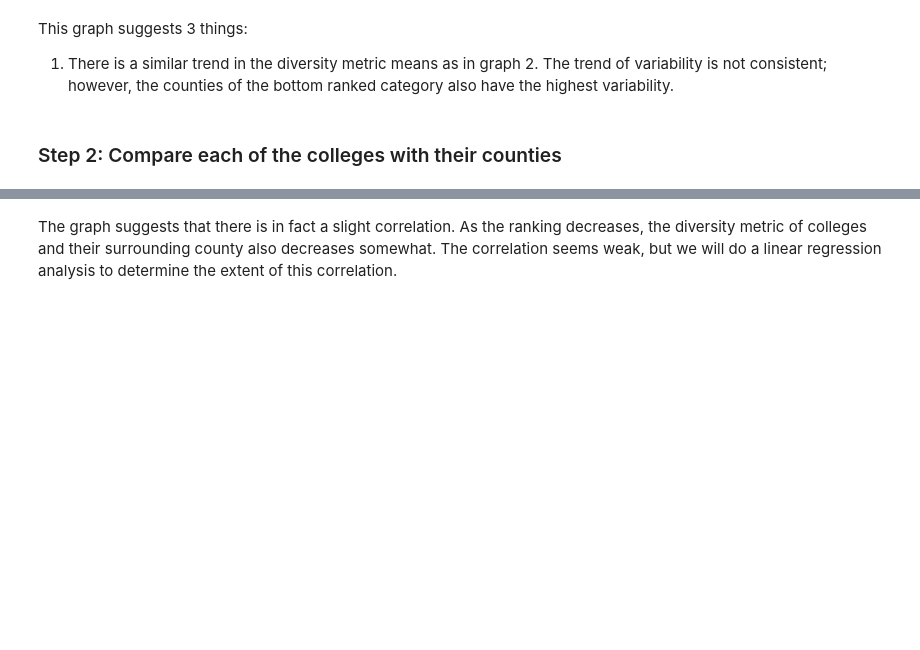
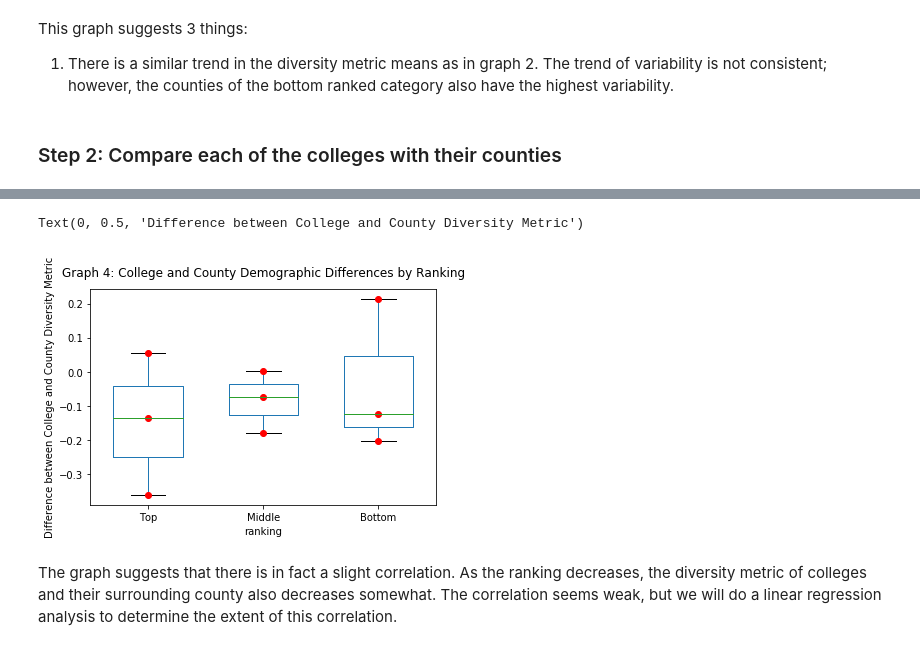
Before and after one commit to nforesti/education, a Jupyter notebook: FinalProject.ipynb, the cells around one changed output, grey strips where cells are left out. Drawn from its saved outputs; the diff is of its cells as text; code cells hidden in the pictures; blank space fills up the shorter version.

```diff
--- a/FinalProject.ipynb
+++ b/FinalProject.ipynb
@@ -581,5 +804,5 @@ This graph suggests 3 things:
 ### Step 2: Compare each of the colleges with their counties
 # %%
 df_topmidbot_county = df_topmidbot_county.set_index("ranking") # set index so same as df_topmidbot_county index
-df_summary = df_topmidbot_county["var"].sub(df_topmidbot["var"], axis = 0).to_frame()
+df_summary = df_topmidbot_county["Diversity"].sub(df_topmidbot["Diversity"], axis = 0).to_frame()
 df_summary
@@ -586,10 +821,13 @@ df_summary
 # %%
-graph4 = df_summary.boxplot(by ='ranking', column =['var'], widths = 0.6,grid = False)
+graph4 = df_summary.boxplot(by ='ranking', column =['Diversity'], widths = 0.6,grid = False)
 plt.suptitle("Graph 4: College and County Demographic Differences by Ranking")
 plt.title("")
-plt.plot(df_summary.index+1, df_summary["var"],'r.',alpha=1,marker='o')
+plt.plot(df_summary.index+1, df_summary["Diversity"],'r.',alpha=1,marker='o')
 plt.xticks([1, 2, 3], ['Top', 'Middle', 'Bottom'])
 graph4.set_ylabel('Difference between College and County Diversity Metric')
+# %% [output]
+Text(0, 0.5, 'Difference between College and County Diversity Metric')
+[figure, added]
 # %% [markdown]
 The graph suggests that there is in fact a slight correlation. As the ranking decreases, the diversity metric of colleges and their surrounding county also decreases somewhat. The correlation seems weak, but we will do a linear regression analysis to determine the extent of this correlation.
 # %%
```
Also changed, not shown: parts of 45 cells of this notebook.
